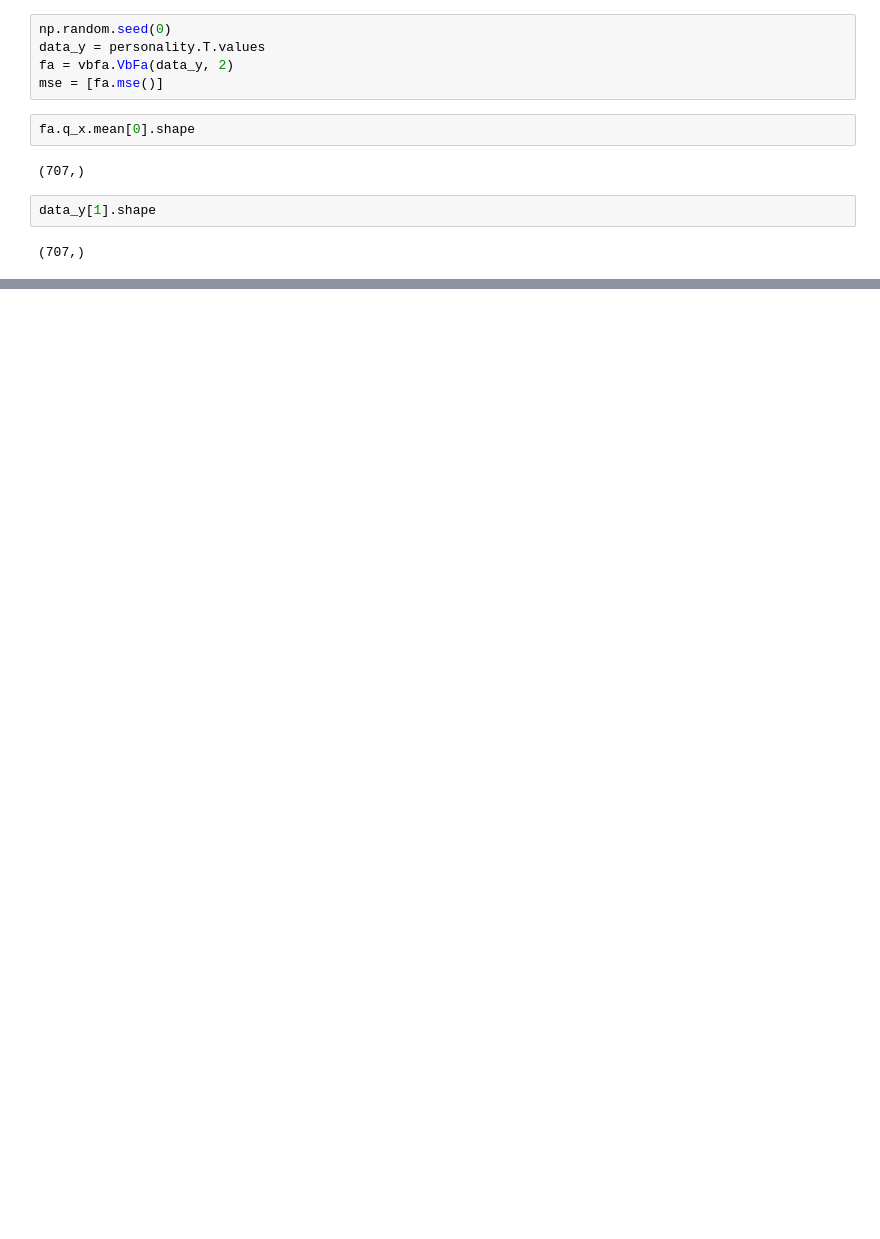
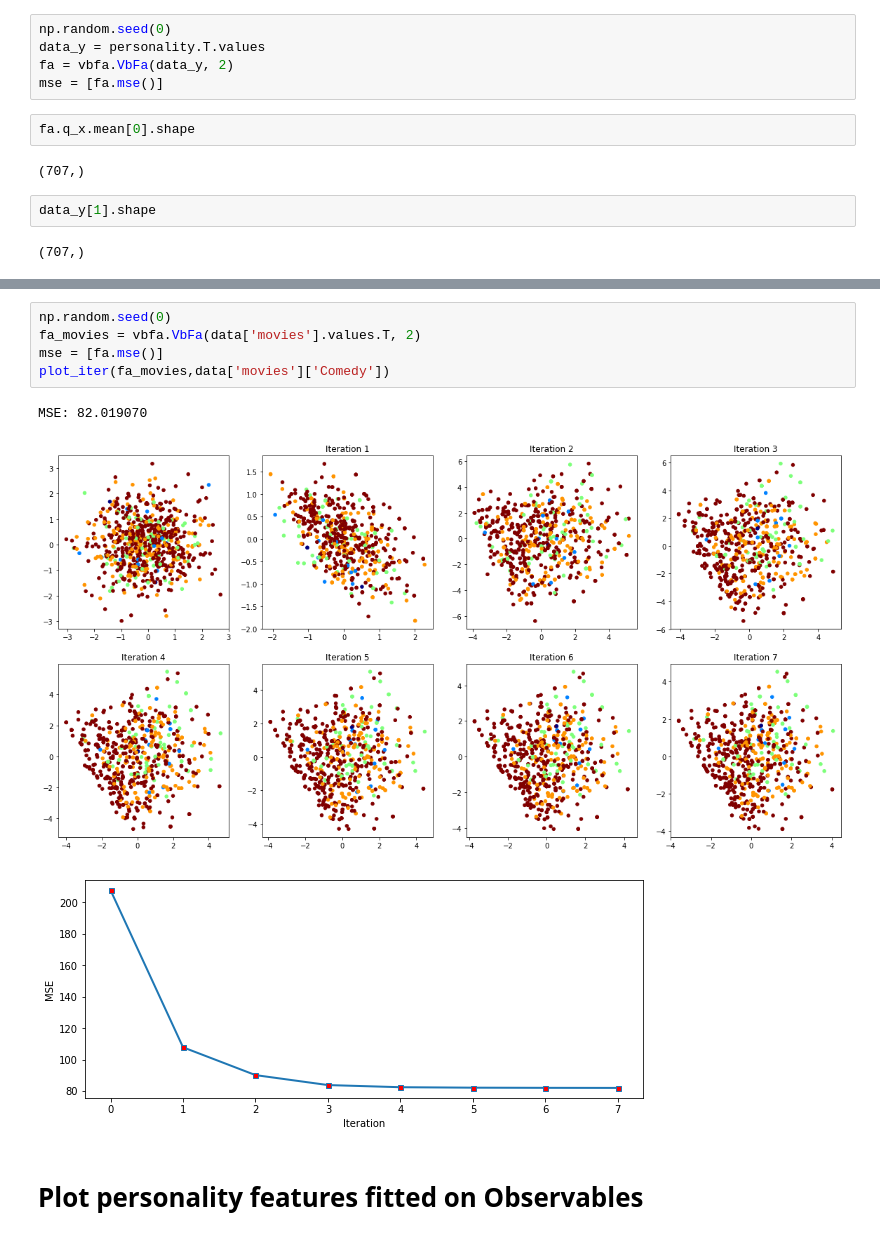
Before and after one commit to raulds77/inference_project, a Jupyter notebook: VPCA.ipynb, the cells around one changed output, grey strips where cells are left out. Drawn from its saved outputs; the diff is of its cells as text; blank space fills up the shorter version.

```diff
--- a/VPCA.ipynb
+++ b/VPCA.ipynb
@@ -128,0 +163,11 @@ MSE: 207.823319
+# %%
+np.random.seed(0)
+fa_movies = vbfa.VbFa(data['movies'].values.T, 2)
+mse = [fa.mse()]
+plot_iter(fa_movies,data['movies']['Comedy'])
+# %% [output]
+MSE: 82.019070
+[figure, added]
+[figure, added]
+# %% [markdown]
+# Plot personality features fitted on Observables
```
Also changed, not shown: parts of 11 cells of this notebook.
